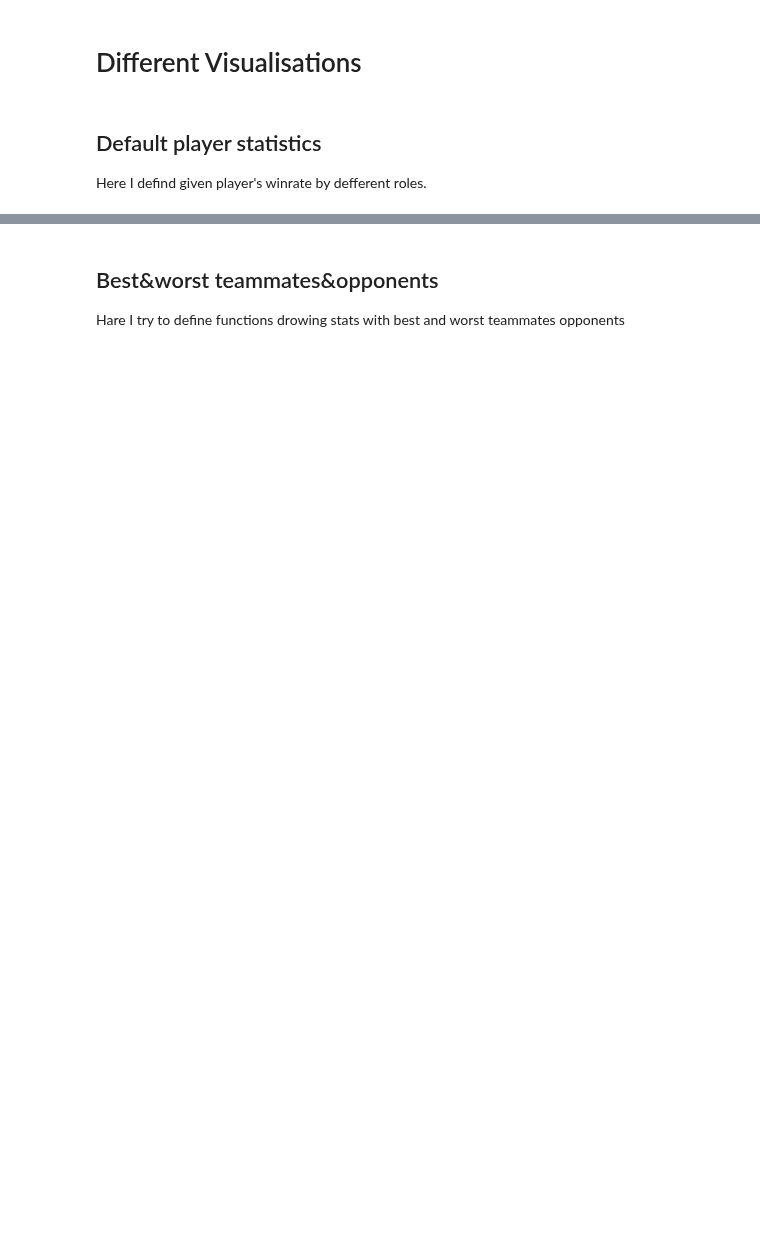
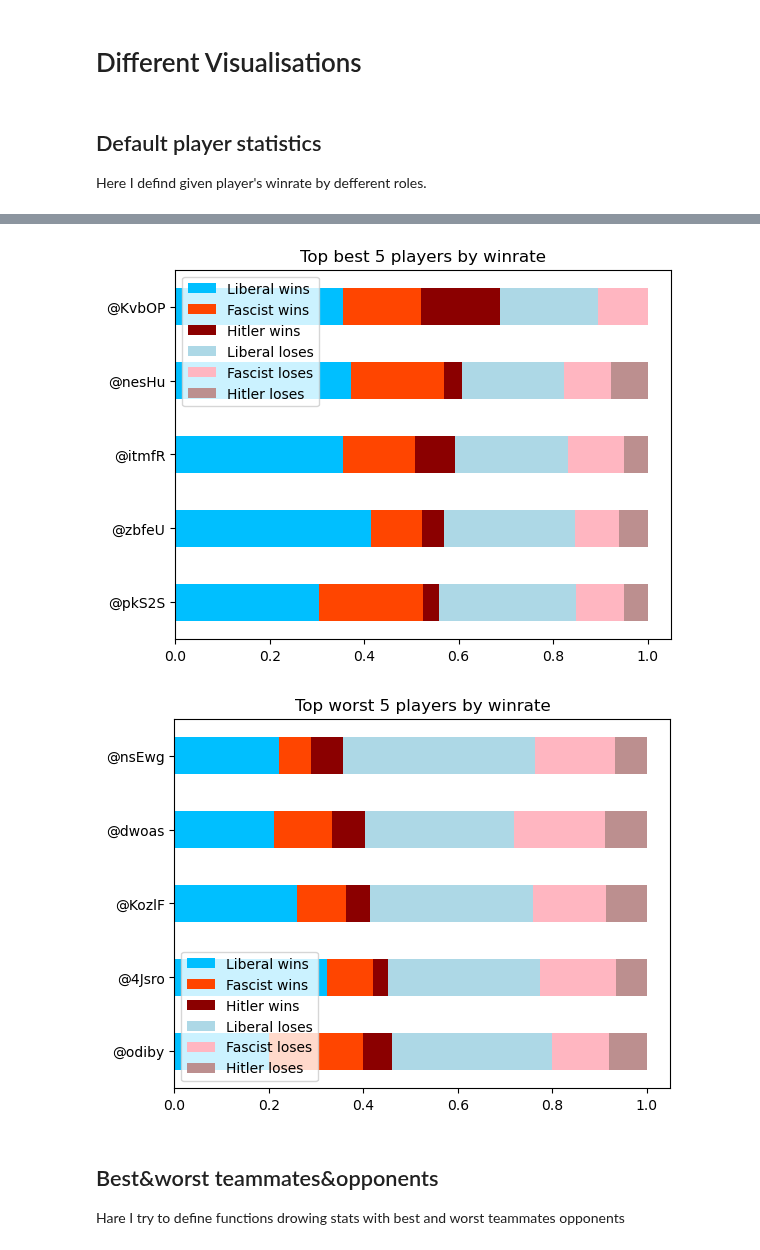
Before and after one commit to Alex-Kopylov/Secret-Hitler-Telegram-Bot-Statistic-Collector, a Jupyter notebook: Visualisation.ipynb, the cells around one changed output, grey strips where cells are left out. Saved outputs shown, nothing was run; the diff lists cells and outputs as text; code cells hidden in the pictures; blank space fills up the shorter version.

```diff
--- a/Visualisation.ipynb
+++ b/Visualisation.ipynb
@@ -273,3 +312,51 @@ drow_username_winrate(cur, username)
+# %%
+def draw_topest_players(cur, n=4, best=True, normolize=True, ax=None):
+    """
+    Draw hists for top best or worst players by winrate
+
+    Parameters:
+    -----------
+    cur : sqlite3 cursor
+        Cursor to the given database.
+
+    n : int
+        Number of players
+
+    best : bool
+        If True, draws best players
+        If False, draws worst players
+
+    normolize : bool
+        Normolize values to sum be 1 for each player
+
+    ax : matplotlib axes object, default None
+        An axes of the current figure
+    """
+    order = {True: "DESC", False: "ASC"}[best]
+    df = get_players_stats(cur, order=order, top=n).iloc[::-1]
+    df.index = df['username']
+    df = df[['LW', 'FW', 'HW', 'LL', 'FL', 'HL']]
+    df.columns = ['Liberal wins', 'Fascist wins', 'Hitler wins',
+                  'Liberal loses', 'Fascist loses', 'Hitler loses']
+    if normolize:
+        df = df.transpose()
+        df = df / df.sum()
+        df = df.transpose()
+    df.plot(kind='barh', stacked=True, color=['deepskyblue', 'orangered', 'darkred',
+                                              'lightblue', 'lightpink', 'rosybrown'], ax=ax, ylabel='')
+# %%
+n = 5
+fig, ax = plt.subplots()
+ax.set_title(f'Top best {n} players by winrate')
+draw_topest_players(cur, n, best=True, ax=ax, normolize=True)
+
+
+fig, ax = plt.subplots()
+ax.set_title(f'Top worst {n} players by winrate')
+draw_topest_players(cur, n, best=False, ax=ax, normolize=True)
+# %% [output]
+[figure, added]
+[figure, added]
 # %% [markdown]
 ## Best&worst teammates&opponents
 
```
Also changed, not shown: parts of 30 cells of this notebook, 2 other files.
